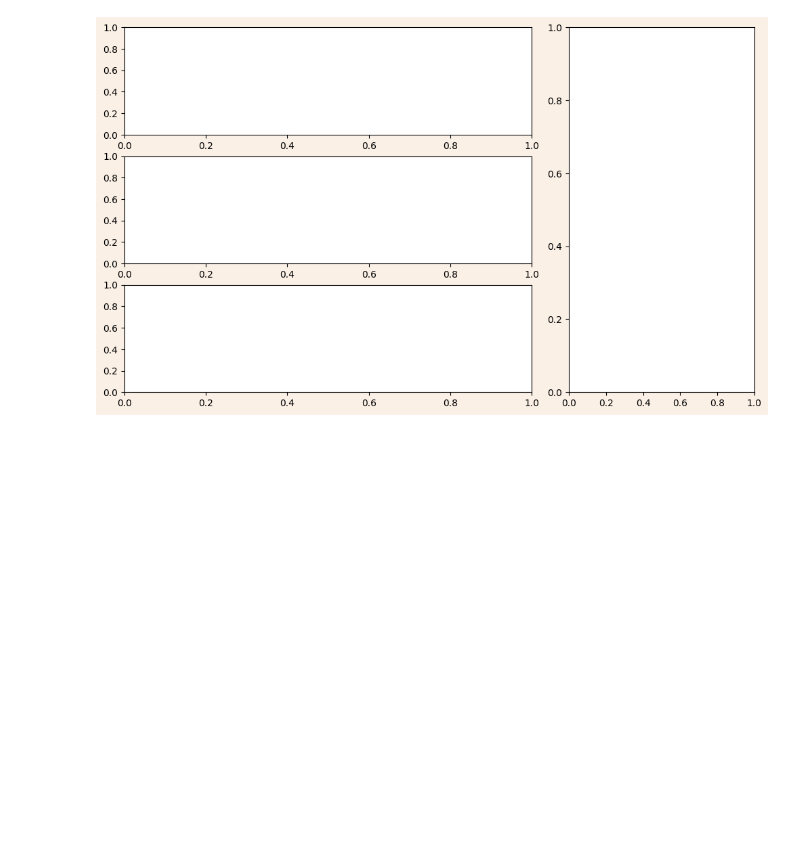
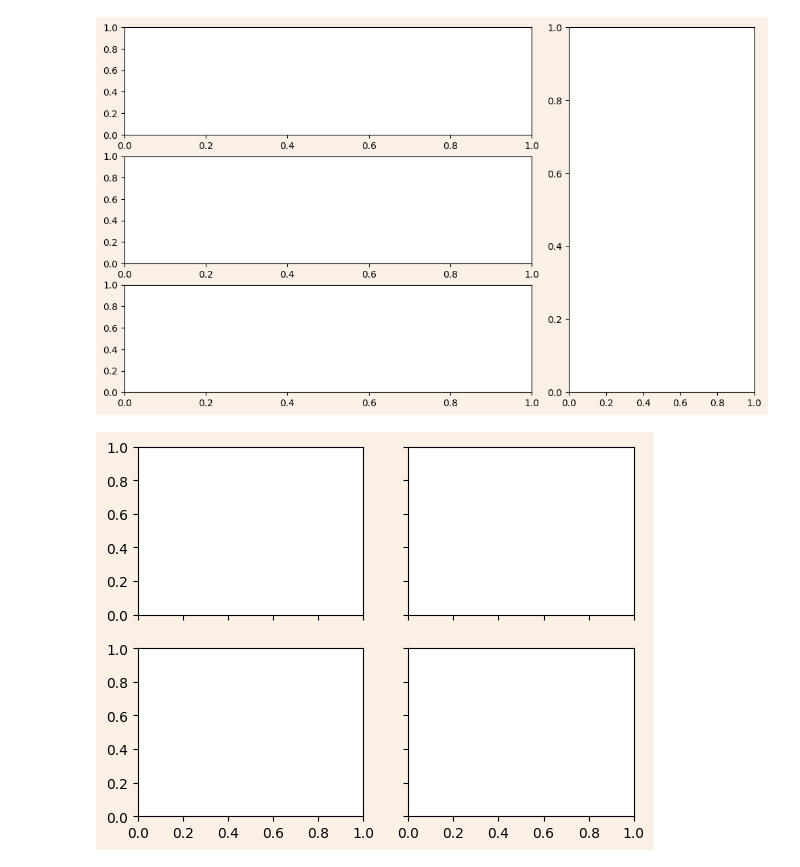
Before and after one commit to sigmadream/practice-analysis, a Jupyter notebook: visualization/matplotlib/01_anatomy.ipynb, the cells around one changed output. Saved outputs shown, nothing was run; the diff lists cells and outputs as text; code cells hidden in the pictures; blank space fills up the shorter version.

```diff
--- a/visualization/matplotlib/01_anatomy.ipynb
+++ b/visualization/matplotlib/01_anatomy.ipynb
@@ -110,3 +110,7 @@ ax3 = plt.subplot2grid((3,3), (2,0), colspan=2, fig=fig)
 ax4 = plt.subplot2grid((3,3), (0,2), rowspan=3, fig=fig)
 # %% [output]
 [figure]
+# %%
+fig, axes = plt.subplots(2,2, facecolor='linen', sharex=True, sharey=True)
+# %% [output]
+[figure, added]
```
Also changed, not shown: parts of 5 cells of this notebook.
